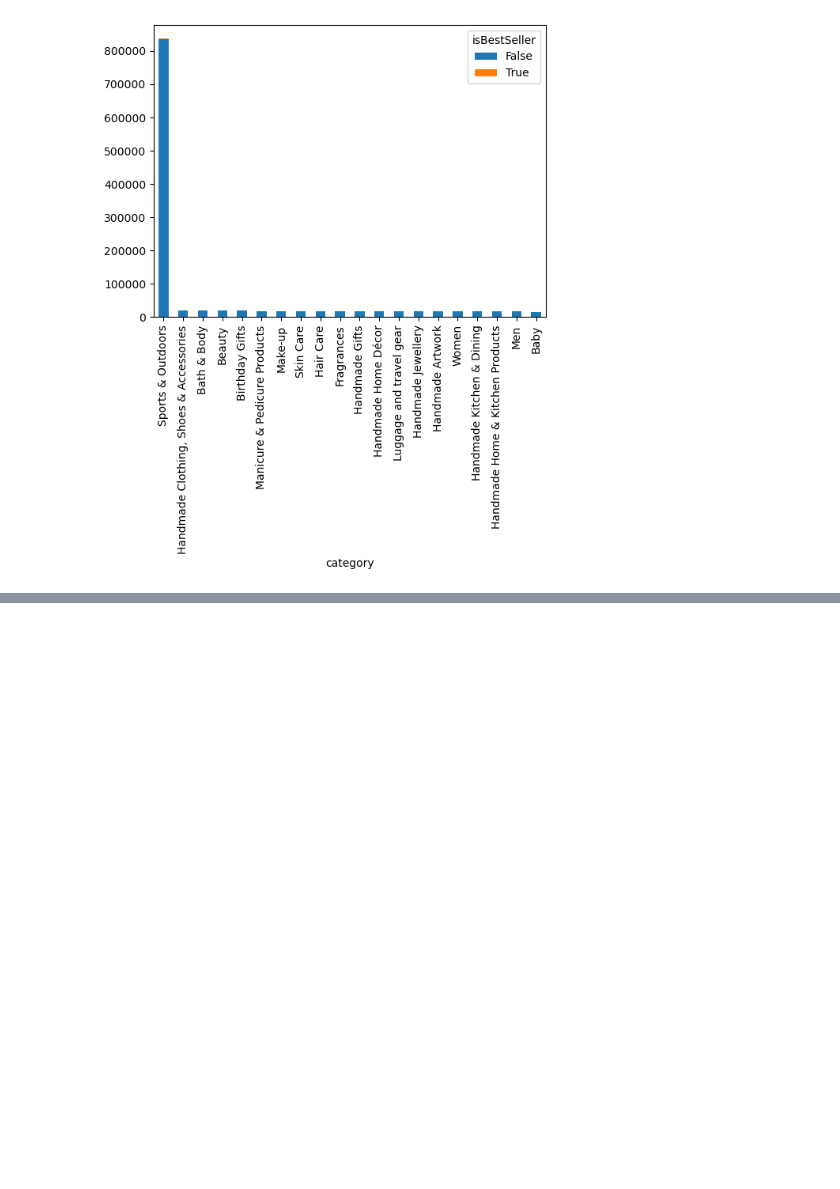
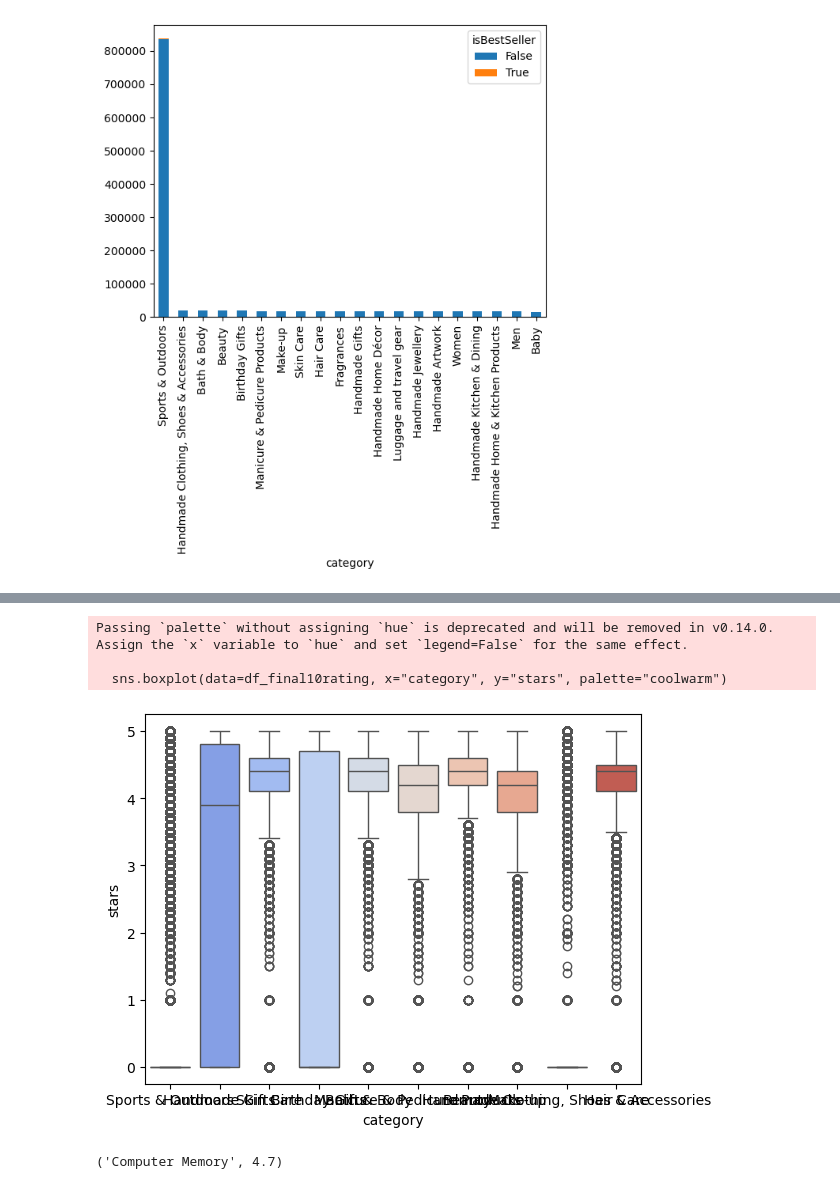
Before and after one commit to Astrid1409/lab-eda-bivariate, a Jupyter notebook: lab-eda-bivariate.ipynb, the cells around one changed output, grey strips where cells are left out. Cells and saved outputs as stored; diff of their text form; code cells hidden in the pictures; blank space fills up the shorter version.

```diff
--- a/lab-eda-bivariate.ipynb
+++ b/lab-eda-bivariate.ipynb
@@ -180,0 +366,21 @@ plt.show()
+# %%
+sns.boxplot(data=df_final10rating, x="category", y="stars", palette="coolwarm")
+plt.show()
+# %% [output]
+Passing `palette` without assigning `hue` is deprecated and will be removed in v0.14.0. Assign the `x` variable to `hue` and set `legend=False` for the same effect.
+
+  sns.boxplot(data=df_final10rating, x="category", y="stars", palette="coolwarm")
+[figure, added]
+# %%
+#Which category tends to receive the highest median rating from customers? Don't filter here by top categories.
+
+median_ratings = df_sinoutlier.groupby("category")["stars"].median()
+
+
+highest_median_category = median_ratings.idxmax()
+highest_median_rating = median_ratings.max()
+
+# Display the result
+highest_median_category, highest_median_rating
+# %% [output]
+('Computer Memory', 4.7)
```
Also changed, not shown: parts of 30 cells of this notebook.
